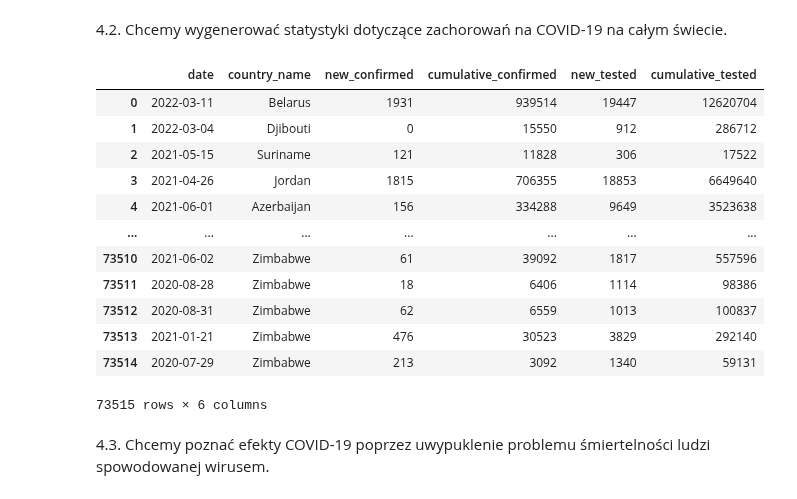
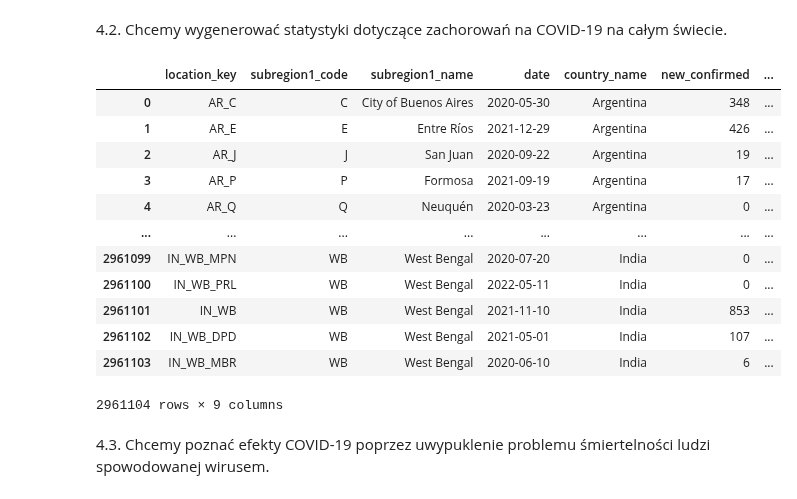
Before and after one commit to JakubKaczmarek5764/BigData1, a Jupyter notebook: main.ipynb, the cells around one changed output. Saved outputs shown, nothing was run; the diff lists cells and outputs as text; code cells hidden in the pictures.

```diff
--- a/main.ipynb
+++ b/main.ipynb
@@ -266,40 +270,40 @@ df1
 # %% [markdown]
  4.2. Chcemy wygenerować statystyki dotyczące zachorowań na COVID-19 na całym świecie.
 # %%
-query = ("""select distinct date, country_name, new_confirmed, cumulative_confirmed, cast(new_tested as int) as new_tested,  cumulative_tested from bigquery-public-data.covid19_open_data.covid19_open_data WHERE
+query = ("""select distinct location_key, subregion1_code, subregion1_name,date, country_name, new_confirmed, cumulative_confirmed, cast(new_tested as int) as new_tested,  cumulative_tested from bigquery-public-data.covid19_open_data.covid19_open_data WHERE
+    location_key IS NOT NULL AND
   date IS NOT NULL
   AND country_name IS NOT NULL
   AND new_confirmed IS NOT NULL
   AND cumulative_confirmed IS NOT NULL
   AND new_tested IS NOT NULL
   AND cumulative_tested IS NOT NULL
   AND new_confirmed <= cumulative_confirmed
   and cast(new_tested as int) <= cumulative_tested
   AND new_confirmed >= 0
   AND cast(new_tested as int) >= 0
   AND cumulative_confirmed >= 0
   AND cumulative_tested >= 0
-  AND aggregation_level = 0
   """)
 query_job = client.query(query)
 query_result = query_job.result()
 df2 = query_result.to_dataframe()
 df2.to_csv("covid_cases_stats.csv", index=False)
 df2
 # %% [output]
-|  | date | country_name | new_confirmed | cumulative_confirmed | new_tested | cumulative_tested |
-| 0 | 2022-03-11 | Belarus | 1931 | 939514 | 19447 | 12620704 |
-| 1 | 2022-03-04 | Djibouti | 0 | 15550 | 912 | 286712 |
-| 2 | 2021-05-15 | Suriname | 121 | 11828 | 306 | 17522 |
-| 3 | 2021-04-26 | Jordan | 1815 | 706355 | 18853 | 6649640 |
-| 4 | 2021-06-01 | Azerbaijan | 156 | 334288 | 9649 | 3523638 |
-| ... | ... | ... | ... | ... | ... | ... |
-| 73510 | 2021-06-02 | Zimbabwe | 61 | 39092 | 1817 | 557596 |
-| 73511 | 2020-08-28 | Zimbabwe | 18 | 6406 | 1114 | 98386 |
-| 73512 | 2020-08-31 | Zimbabwe | 62 | 6559 | 1013 | 100837 |
-| 73513 | 2021-01-21 | Zimbabwe | 476 | 30523 | 3829 | 292140 |
-| 73514 | 2020-07-29 | Zimbabwe | 213 | 3092 | 1340 | 59131 |
+|  | location_key | subregion1_code | subregion1_name | date | country_name | new_confirmed | ... |
+| 0 | AR_C | C | City of Buenos Aires | 2020-05-30 | Argentina | 348 | ... |
+| 1 | AR_E | E | Entre Ríos | 2021-12-29 | Argentina | 426 | ... |
+| 2 | AR_J | J | San Juan | 2020-09-22 | Argentina | 19 | ... |
+| 3 | AR_P | P | Formosa | 2021-09-19 | Argentina | 17 | ... |
+| 4 | AR_Q | Q | Neuquén | 2020-03-23 | Argentina | 0 | ... |
+| ... | ... | ... | ... | ... | ... | ... | ... |
+| 2961099 | IN_WB_MPN | WB | West Bengal | 2020-07-20 | India | 0 | ... |
+| 2961100 | IN_WB_PRL | WB | West Bengal | 2022-05-11 | India | 0 | ... |
+| 2961101 | IN_WB | WB | West Bengal | 2021-11-10 | India | 853 | ... |
+| 2961102 | IN_WB_DPD | WB | West Bengal | 2021-05-01 | India | 107 | ... |
+| 2961103 | IN_WB_MBR | WB | West Bengal | 2020-06-10 | India | 6 | ... |
-73515 rows × 6 columns
+2961104 rows × 9 columns
 # %% [markdown]
  4.3. Chcemy poznać efekty COVID-19 poprzez uwypuklenie problemu śmiertelności ludzi spowodowanej wirusem.
 # %%
```
Also changed, not shown: parts of 8 cells of this notebook.
